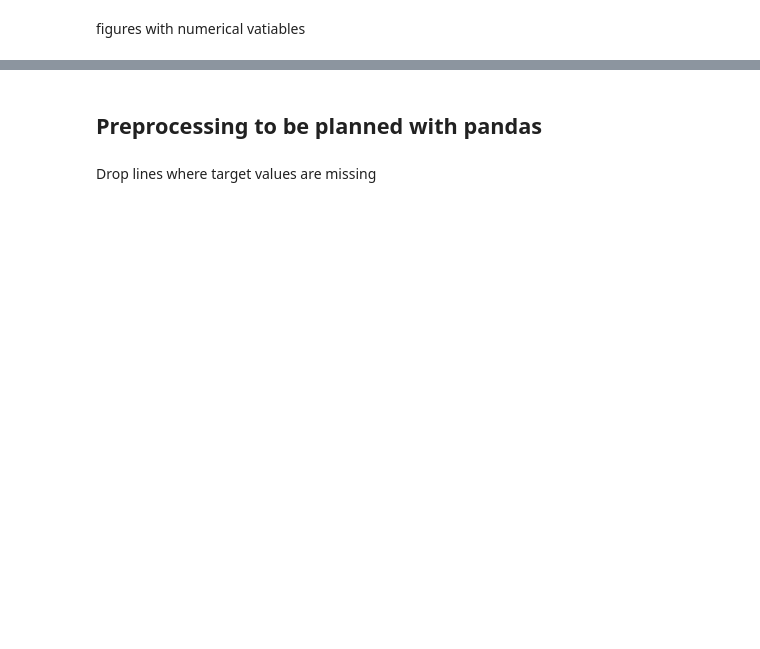
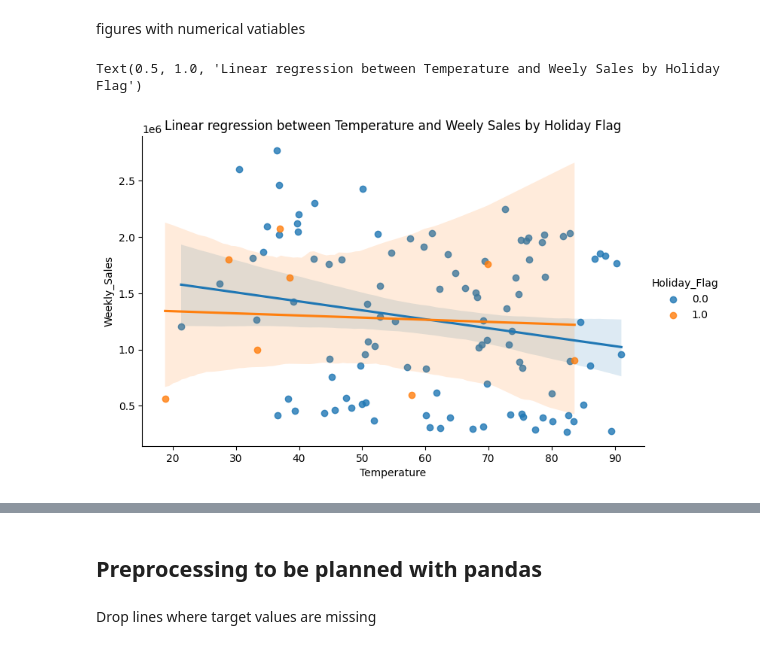
Before and after one commit to Stylomines/walmart_sales, a Jupyter notebook: walmart_project.ipynb, the cells around one changed output, grey strips where cells are left out. Saved outputs shown, nothing was run; the diff lists cells and outputs as text; code cells hidden in the pictures; blank space fills up the shorter version.

```diff
--- a/walmart_project.ipynb
+++ b/walmart_project.ipynb
@@ -145,2 +138,14 @@ sns.catplot(x="Holiday_Flag",
 # %% [markdown]
 figures with numerical vatiables
+# %%
+# Linear Regression between Temperature and Weely Sales by Holiday Flag
+sns.lmplot(x = "Temperature",
+           y = "Weekly_Sales",
+           hue = "Holiday_Flag",
+           data = df_walmart,
+           height = 5,
+           aspect = 1.5)
+plt.title("Linear regression between Temperature and Weely Sales by Holiday Flag")
+# %% [output]
+Text(0.5, 1.0, 'Linear regression between Temperature and Weely Sales by Holiday Flag')
+[figure, added]
```
Also changed, not shown: parts of 36 cells of this notebook.
